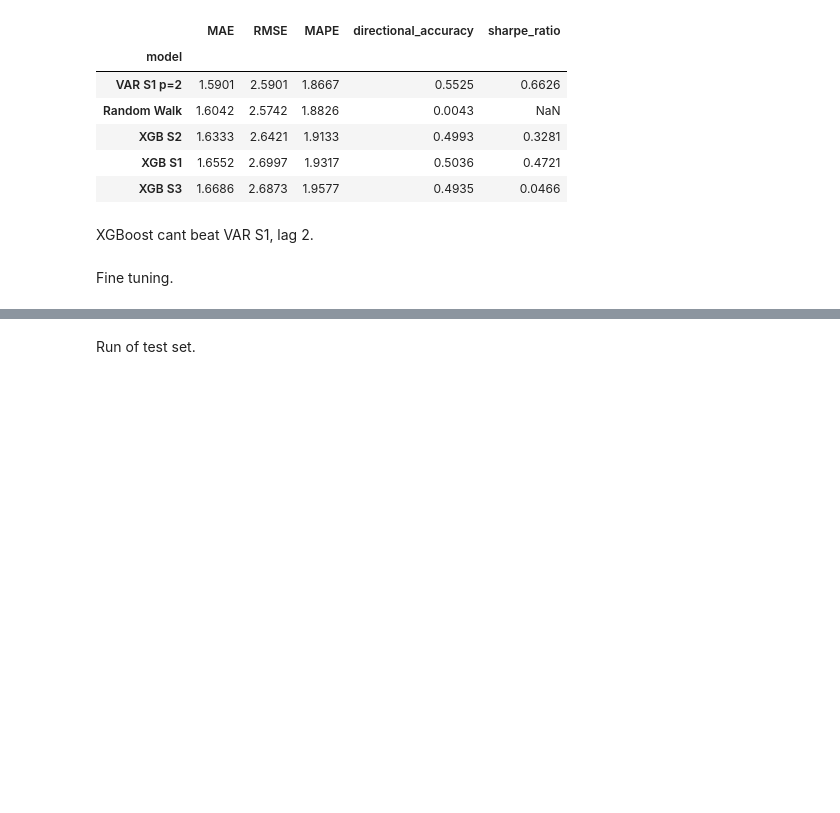
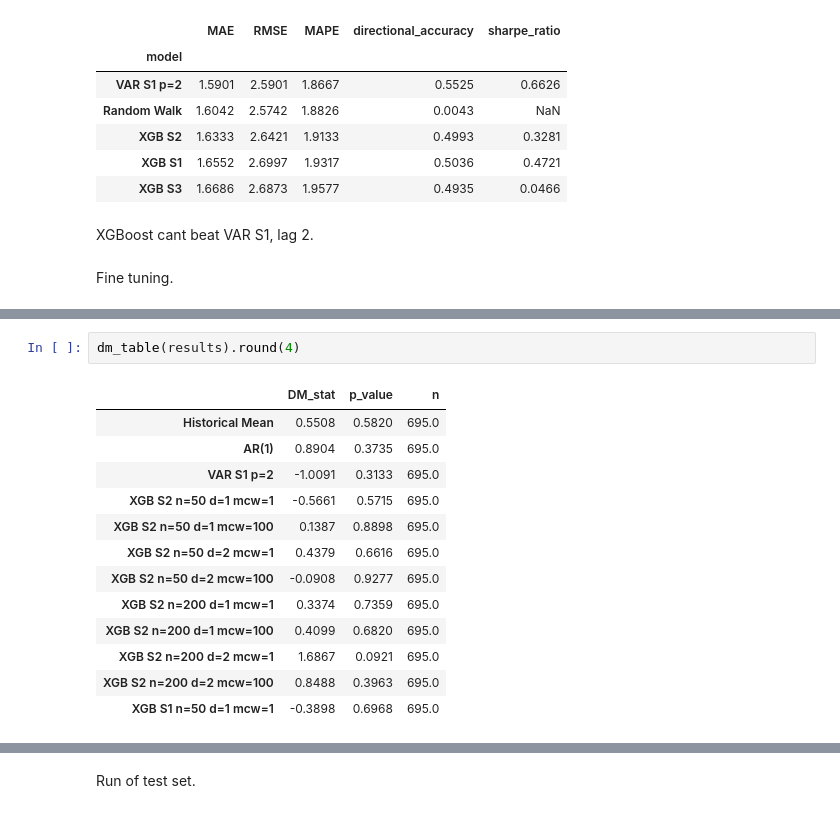
Before and after one commit to airrehn/Sample-Taxed, a Jupyter notebook: notebooks/aa_forecast1.ipynb, the cells around one changed output, grey strips where cells are left out. Saved outputs shown, nothing was run; the diff lists cells and outputs as text; blank space fills up the shorter version.

```diff
--- a/notebooks/aa_forecast1_5.ipynb
+++ b/notebooks/aa_forecast1.ipynb
@@ -526,0 +647,16 @@ Fine tuning.
+# %%
+dm_table(results).round(4)
+# %% [output]
+|  | DM_stat | p_value | n |
+| Historical Mean | 0.5508 | 0.5820 | 695.0 |
+| AR(1) | 0.8904 | 0.3735 | 695.0 |
+| VAR S1 p=2 | -1.0091 | 0.3133 | 695.0 |
+| XGB S2 n=50 d=1 mcw=1 | -0.5661 | 0.5715 | 695.0 |
+| XGB S2 n=50 d=1 mcw=100 | 0.1387 | 0.8898 | 695.0 |
+| XGB S2 n=50 d=2 mcw=1 | 0.4379 | 0.6616 | 695.0 |
+| XGB S2 n=50 d=2 mcw=100 | -0.0908 | 0.9277 | 695.0 |
+| XGB S2 n=200 d=1 mcw=1 | 0.3374 | 0.7359 | 695.0 |
+| XGB S2 n=200 d=1 mcw=100 | 0.4099 | 0.6820 | 695.0 |
+| XGB S2 n=200 d=2 mcw=1 | 1.6867 | 0.0921 | 695.0 |
+| XGB S2 n=200 d=2 mcw=100 | 0.8488 | 0.3963 | 695.0 |
+| XGB S1 n=50 d=1 mcw=1 | -0.3898 | 0.6968 | 695.0 |
```
Also changed, not shown: parts of 7 cells of this notebook, 3 other files.
